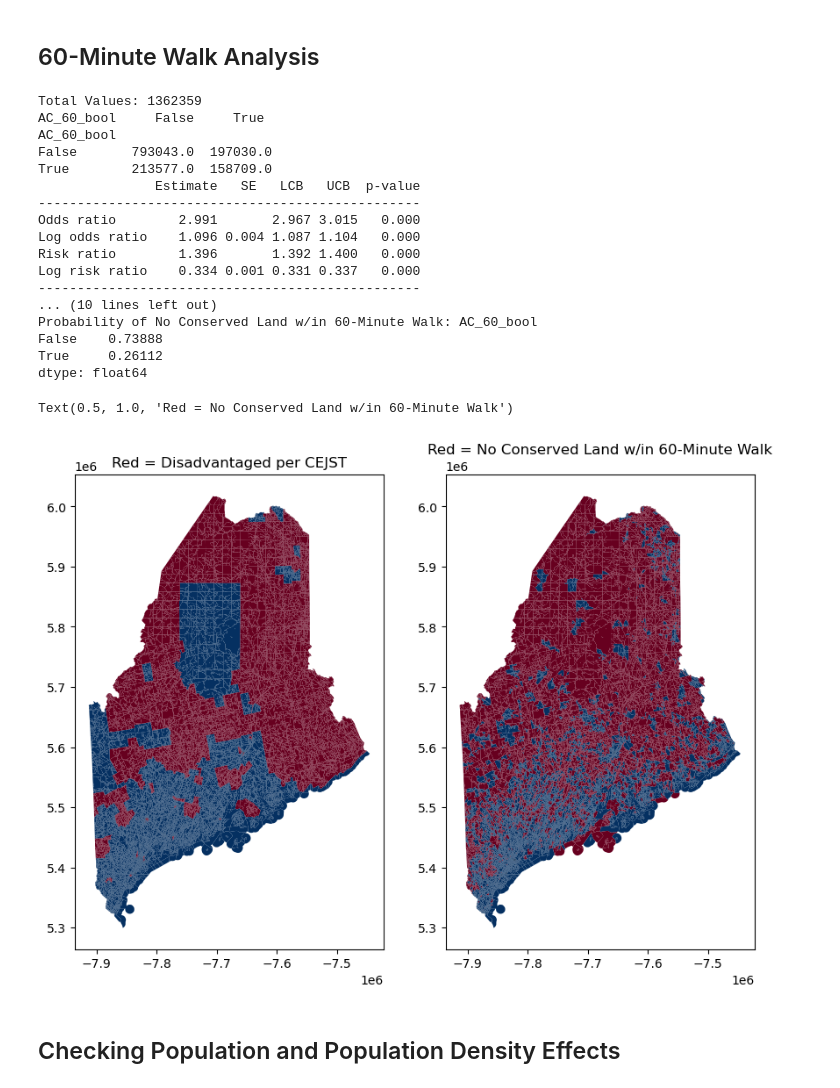
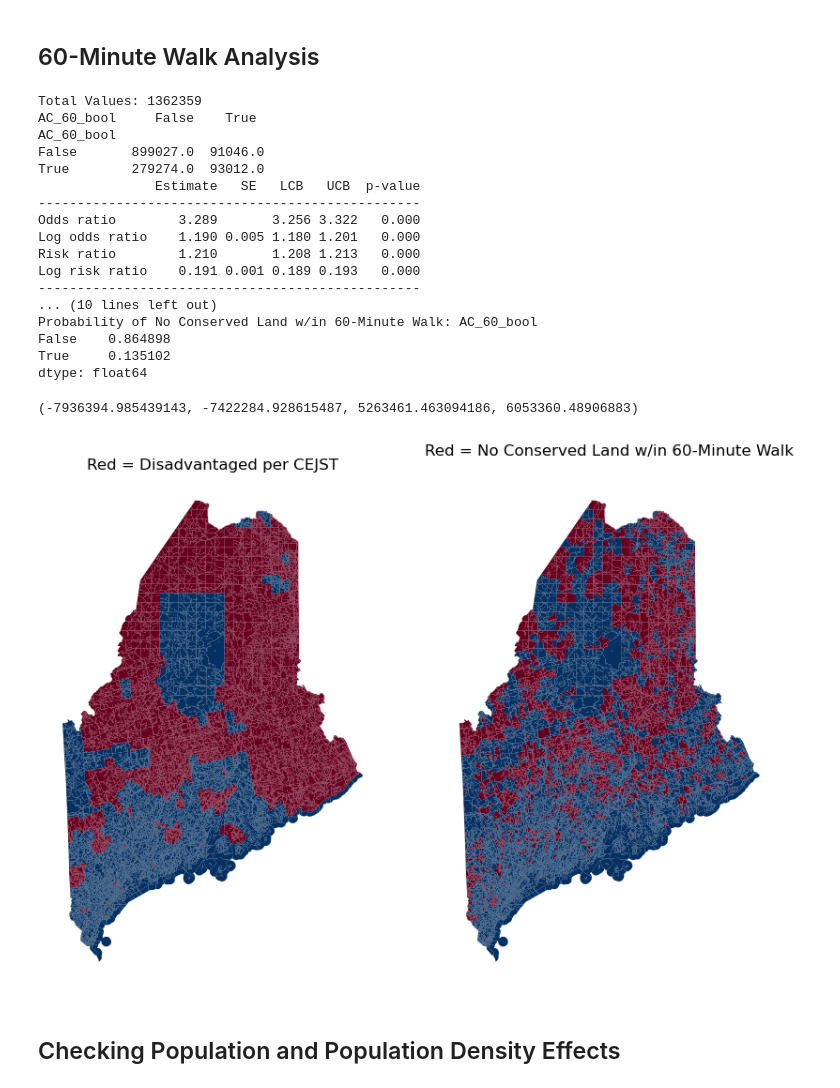
Before and after one commit to PhilipMathieu/access, a Jupyter notebook: notebooks/statistical_analysis.ipynb, the cells around one changed output. Cells and saved outputs as stored; diff of their text form; code cells hidden in the pictures.

Commit message:
Add plot

```diff
--- a/notebooks/statistical_analysis.ipynb
+++ b/notebooks/statistical_analysis.ipynb
@@ -42,7 +38,11 @@ print(fit.mv_test())
 ## Creating Boolean Columns
 # %%
 cols = ["AC_5","AC_10","AC_15","AC_20","AC_30","AC_45","AC_60"]
+cols_bools = [col+"_bool" for col in cols]
 # %%
 ejblocks["TC_bool"] = ejblocks["TC"] > 0
-for col in cols:
-    ejblocks[col+"_bool"] = ejblocks[col] == 0
+for i in range(len(cols)):
+    if i == 0:
+        ejblocks[cols_bools[i]] = ejblocks[cols[i]] == 0
+    else:
+        ejblocks[cols_bools[i]] = (ejblocks[cols[i]] == 0) & ejblocks[cols_bools[i-1]]
@@ -100,31 +116,33 @@ print(*table.marginal_probabilities)
 print("Probability of No Conserved Land w/in 60-Minute Walk:", table.marginal_probabilities[1])
 # %% [output]
 Total Values: 1362359
-AC_60_bool     False     True
+AC_60_bool     False    True
 AC_60_bool
-False       793043.0  197030.0
-True        213577.0  158709.0
+False       899027.0  91046.0
+True        279274.0  93012.0
                Estimate   SE   LCB   UCB  p-value
 -------------------------------------------------
-Odds ratio        2.991       2.967 3.015   0.000
-Log odds ratio    1.096 0.004 1.087 1.104   0.000
-Risk ratio        1.396       1.392 1.400   0.000
-Log risk ratio    0.334 0.001 0.331 0.337   0.000
+Odds ratio        3.289       3.256 3.322   0.000
+Log odds ratio    1.190 0.005 1.180 1.201   0.000
+Risk ratio        1.210       1.208 1.213   0.000
+Log risk ratio    0.191 0.001 0.189 0.193   0.000
 -------------------------------------------------
 ... (10 lines left out)
 Probability of No Conserved Land w/in 60-Minute Walk: AC_60_bool
-False    0.73888
-True     0.26112
+False    0.864898
+True     0.135102
 dtype: float64
 # %%
 fig, axs = plt.subplots(1,2, figsize=(10,8))
 ejblocks.plot("TC_bool", cmap="RdBu_r", ax=axs[0])
 ejblocks.plot("AC_60_bool", cmap="RdBu_r", ax=axs[1])
 axs[0].set_title("Red = Disadvantaged per CEJST")
 axs[1].set_title("Red = No Conserved Land w/in 60-Minute Walk")
+axs[0].axis("off")
+axs[1].axis("off")
 # %% [output]
-Text(0.5, 1.0, 'Red = No Conserved Land w/in 60-Minute Walk')
+(-7936394.985439143, -7422284.928615487, 5263461.463094186, 6053360.48906883)
-[figure, old version]
+[figure, new version]
 # %% [markdown]
 ## Checking Population and Population Density Effects
 # %%
```
Also changed, not shown: parts of 8 cells of this notebook.
